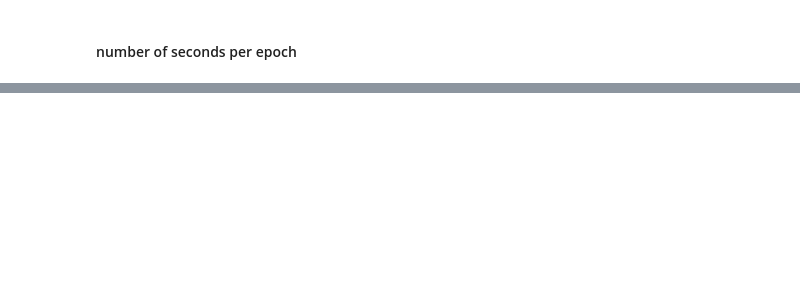
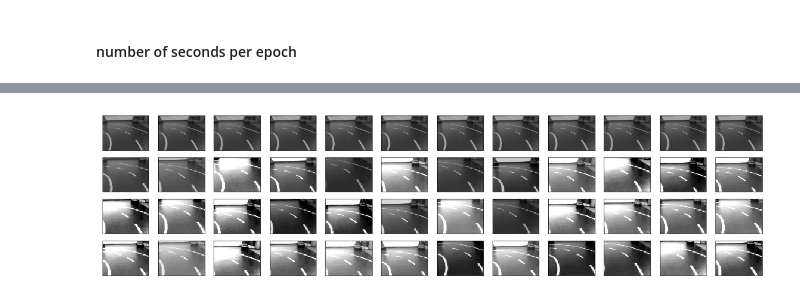
Before and after one commit to berleon/deep_car, a Jupyter notebook: notebooks/iterate_hdf5.ipynb, the cells around one changed output, grey strips where cells are left out. Drawn from its saved outputs; the diff is of its cells as text; code cells hidden in the pictures; blank space fills up the shorter version.

```diff
--- a/notebooks/iterate_hdf5.ipynb
+++ b/notebooks/iterate_hdf5.ipynb
@@ -16,5 +18,5 @@ h5py.version.version
 # %%
-data_dir = '../data'
+data_dir = '../../data'
 crop_size = (64, 48)
 
 h5 = h5py.File(os.path.join(data_dir, 'train.hdf5'))
@@ -63,31 +78,33 @@ batch = next(data_generator())
 # %%
 def augment_img(img):
     width, height = img.size
     max_crop_left = img.size[0] - crop_size[0]
     max_crop_upper = img.size[1] - crop_size[1]
     left = np.random.choice(max_crop_left)
     upper = np.random.choice(max_crop_upper)
     img = img.crop([left, upper, left + crop_size[0], upper + crop_size[1]])
                     #width - left, height - upper])
     brightness = ImageEnhance.Brightness(img)
 
-    img = brightness.enhance(np.random.uniform(0.25, 2.5))
+    img = brightness.enhance(np.random.uniform(0.75, 2.5))
     contrast = ImageEnhance.Contrast(img)
-    img = contrast.enhance(np.random.uniform(0.25, 2.5))
+    img = contrast.enhance(np.random.uniform(0.75, 2.5))
     return img
 
 images = [PIL.Image.fromarray(x) for x in batch["image"]]
 img = images[0]
 fig, axes = plt.subplots(4, 12, figsize=(20, 5))
 
 for ax in axes[:1].flat:
-    ax.imshow(np.array(img), cmap='gray')
+    ax.imshow(np.array(img), cmap='gray', vmin=0, vmax=255)
     ax.set_xticks([])
     ax.set_yticks([])
 for ax in axes[1:].flat:
-    ax.imshow(np.array(augment_img(img)), cmap='gray')
+    ax.imshow(np.array(augment_img(img)), cmap='gray', vmin=0, vmax=255)
     ax.set_xticks([])
     ax.set_yticks([])
+# %% [output]
+[figure, added]
 # %%
 def augment_batch(batch):
     images = [PIL.Image.fromarray(x) for x in batch["image"]]
```
Also changed, not shown: parts of 6 cells of this notebook, 1 other file.
